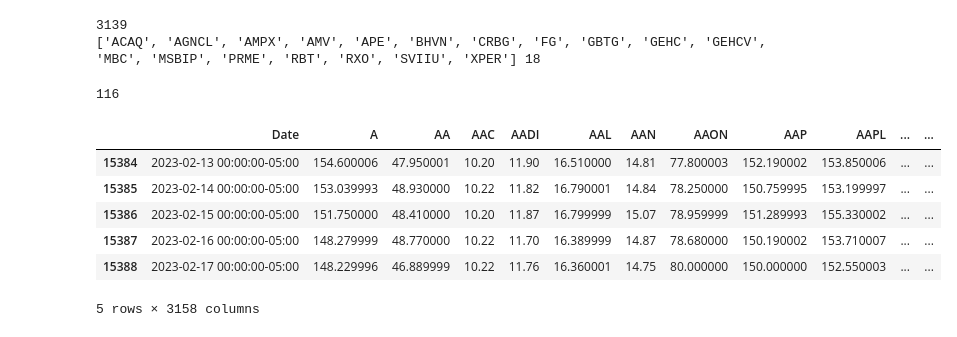
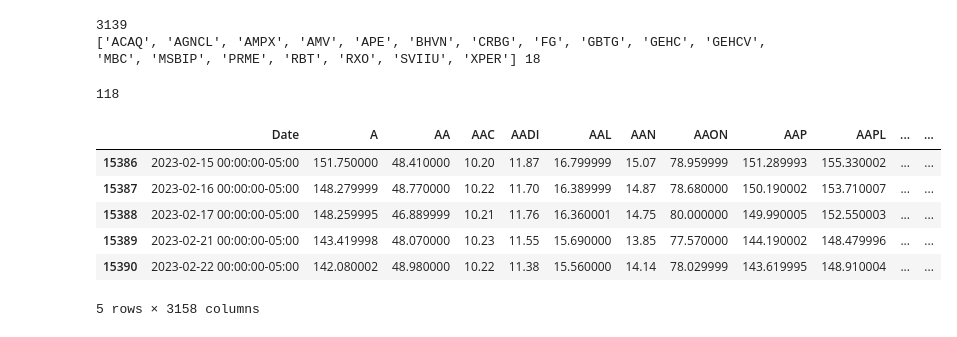
Before and after one commit to PrattyT/DynamicBreadth, a Jupyter notebook: adaptiv-dynanic-breadth.ipynb, the cells around one changed output. Drawn from its saved outputs; the diff is of its cells as text; code cells hidden in the pictures.

```diff
--- a/adaptiv-dynanic-breadth.ipynb
+++ b/adaptiv-dynanic-breadth.ipynb
@@ -38,6 +38,9 @@ closingPrices = getAllData(tickers)
 # %% [output]
 [*********************100%***********************]  3157 of 3157 completed
 # %%
-# Read in closing prices from saved CSV file
+# Read in closing prices from saved CSV file if needed
 closingPrices = pd.read_csv("AllClosingPricesToday.csv")
 closingPrices.tail()
+
+def getSearchRange(start, end):
+    return closingPrices[closingPrices['Date'].between(start, end)]
@@ -126,20 +121,20 @@ def counter(date):
     return [percent, searchFor]
 # %%
 # date range to create graph on
-targetRange = getSearchRange("2022-09-01 00:00:00-05:00", "2023-02-17 00:00:00-05:00")
+targetRange = getSearchRange("2022-09-01 00:00:00-05:00", "2023-02-22 00:00:00-05:00")
 
 # Number of days in the target range
 print(targetRange.shape[0])
 
 targetRange.tail()
 # %% [output]
-116
+118
 |  | Date | A | AA | AAC | AADI | AAL | AAN | AAON | AAP | AAPL | ... | ... |
-| 15384 | 2023-02-13 00:00:00-05:00 | 154.600006 | 47.950001 | 10.20 | 11.90 | 16.510000 | 14.81 | 77.800003 | 152.190002 | 153.850006 | ... | ... |
-| 15385 | 2023-02-14 00:00:00-05:00 | 153.039993 | 48.930000 | 10.22 | 11.82 | 16.790001 | 14.84 | 78.250000 | 150.759995 | 153.199997 | ... | ... |
 | 15386 | 2023-02-15 00:00:00-05:00 | 151.750000 | 48.410000 | 10.20 | 11.87 | 16.799999 | 15.07 | 78.959999 | 151.289993 | 155.330002 | ... | ... |
 | 15387 | 2023-02-16 00:00:00-05:00 | 148.279999 | 48.770000 | 10.22 | 11.70 | 16.389999 | 14.87 | 78.680000 | 150.190002 | 153.710007 | ... | ... |
-| 15388 | 2023-02-17 00:00:00-05:00 | 148.229996 | 46.889999 | 10.22 | 11.76 | 16.360001 | 14.75 | 80.000000 | 150.000000 | 152.550003 | ... | ... |
+| 15388 | 2023-02-17 00:00:00-05:00 | 148.259995 | 46.889999 | 10.21 | 11.76 | 16.360001 | 14.75 | 80.000000 | 149.990005 | 152.550003 | ... | ... |
+| 15389 | 2023-02-21 00:00:00-05:00 | 143.419998 | 48.070000 | 10.23 | 11.55 | 15.690000 | 13.85 | 77.570000 | 144.190002 | 148.479996 | ... | ... |
+| 15390 | 2023-02-22 00:00:00-05:00 | 142.080002 | 48.980000 | 10.22 | 11.38 | 15.560000 | 14.14 | 78.029999 | 143.619995 | 148.910004 | ... | ... |
 5 rows × 3158 columns
 # %%
 percents = []
```
Also changed, not shown: parts of 3 cells of this notebook.
